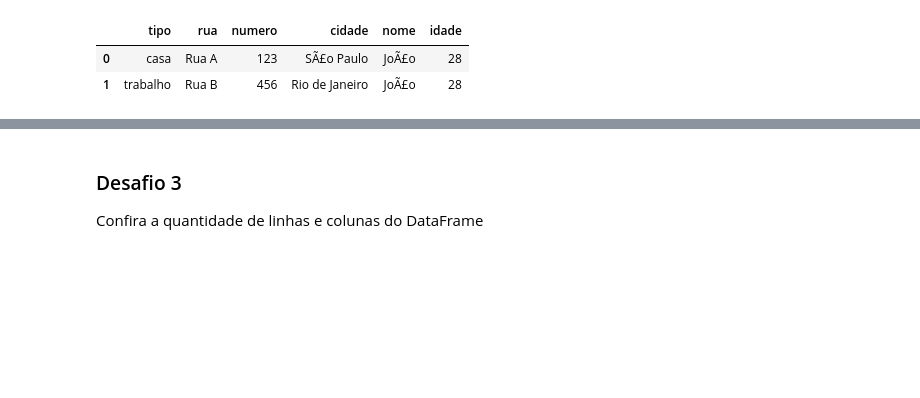
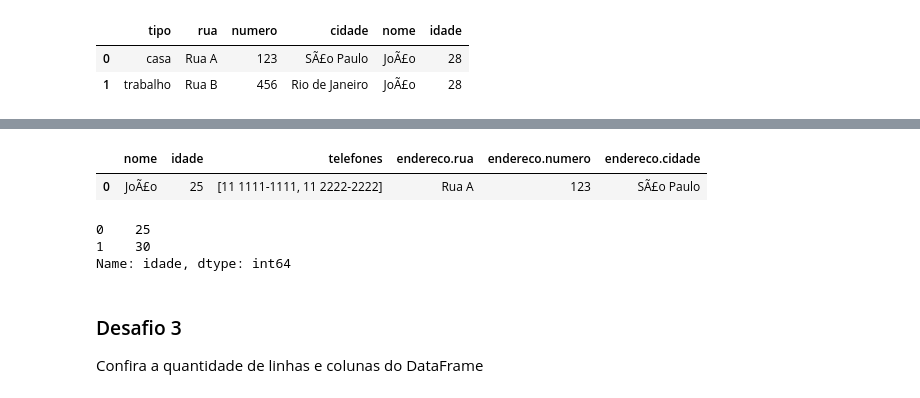
Before and after one commit to izotan/Cursos, a Jupyter notebook: Data-Science/Python/Pandas/Pandas_ETL_Completo/desafios.ipynb, the cells around one changed output, grey strips where cells are left out. Saved outputs shown, nothing was run; the diff lists cells and outputs as text; code cells hidden in the pictures; blank space fills up the shorter version.

```diff
--- a/Data-Science/Python/Pandas/Pandas_ETL_Completo/desafios.ipynb
+++ b/Data-Science/Python/Pandas/Pandas_ETL_Completo/desafios.ipynb
@@ -52,3 +33,23 @@ dados.tail()
+# %%
+import pandas as pd
+import json
+
+with open(r"C:\Users\Dionatan\OneDrive\Documentos\GitHub\Cursos\Data-Science\Python\Pandas\Pandas_ETL_Completo\dados.json") as f:
+  json_bruto = json.load(f)
+
+dados_normalizados = pd.json_normalize(json_bruto, record_path='pessoas')
+dados_normalizados['idade'] = dados_normalizados['idade'].astype(int)
+dados_filtrados = dados_normalizados[dados_normalizados['endereco.rua'] != ""]
+dados_filtrados
+# %% [output]
+|  | nome | idade | telefones | endereco.rua | endereco.numero | endereco.cidade |
+| 0 | JoÃ£o | 25 | [11 1111-1111, 11 2222-2222] | Rua A | 123 | SÃ£o Paulo |
+# %%
+dados_normalizados['idade'].astype(int)
+# %% [output]
+0    25
+1    30
+Name: idade, dtype: int64
 # %% [markdown]
 ### Desafio 3
 Confira a quantidade de linhas e colunas do DataFrame
```
Also changed, not shown: parts of 15 cells of this notebook, 2 other files.
